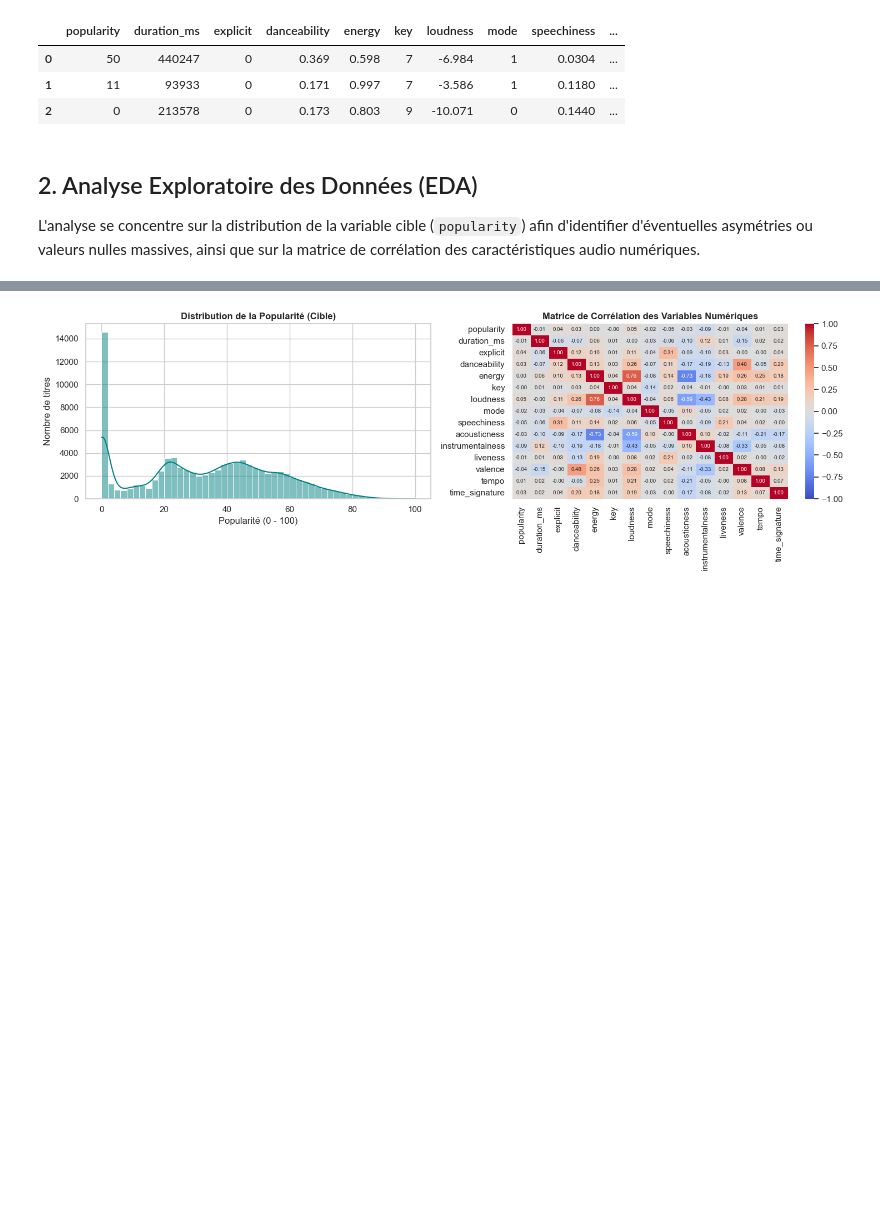
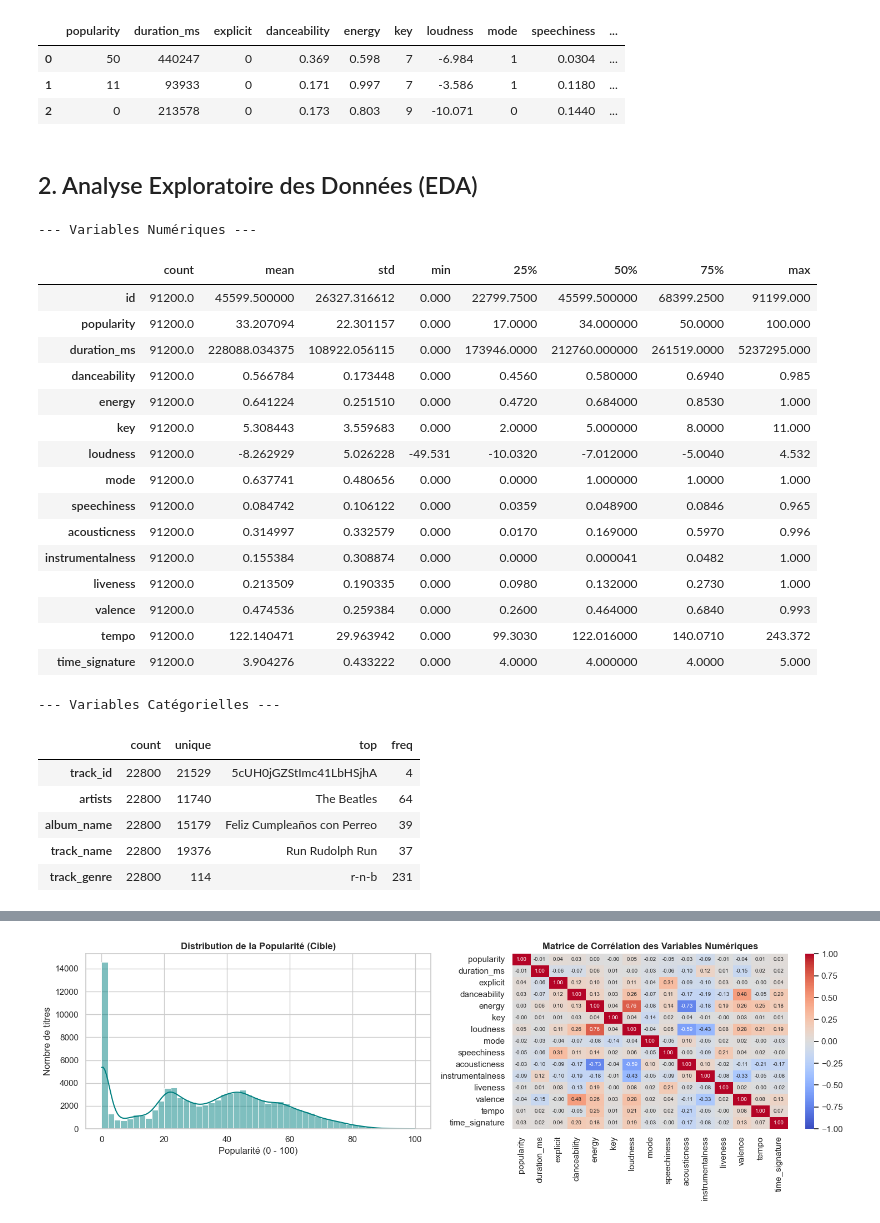
Before and after one commit to Nokenz/SpotifyML, a Jupyter notebook: notebooks/prediction_model.ipynb, the cells around one changed output, grey strips where cells are left out. Drawn from its saved outputs; the diff is of its cells as text; code cells hidden in the pictures; blank space fills up the shorter version.

```diff
--- a/notebooks/prediction_model.ipynb
+++ b/notebooks/prediction_model.ipynb
@@ -109,4 +98,36 @@ Cleaned Test :  (22800, 15)
 | 2 | 0 | 213578 | 0 | 0.173 | 0.803 | 9 | -10.071 | 0 | 0.1440 | ... |
 # %% [markdown]
 ## 2. Analyse Exploratoire des Données (EDA)
-L'analyse se concentre sur la distribution de la variable cible (`popularity`) afin d'identifier d'éventuelles asymétries ou valeurs nulles massives, ainsi que sur la matrice de corrélation des caractéristiques audio numériques.
+# %%
+# Variables numériques : moyenne, écart-type, quartiles, min/max
+print("--- Variables Numériques ---")
+display(train.describe().T)
+
+# Variables catégorielles ou textuelles
+print("\n--- Variables Catégorielles ---")
+display(test.describe(include=['object', 'category']).T)
+# %% [output]
+--- Variables Numériques ---
+|  | count | mean | std | min | 25% | 50% | 75% | max |
+| id | 91200.0 | 45599.500000 | 26327.316612 | 0.000 | 22799.7500 | 45599.500000 | 68399.2500 | 91199.000 |
+| popularity | 91200.0 | 33.207094 | 22.301157 | 0.000 | 17.0000 | 34.000000 | 50.0000 | 100.000 |
+| duration_ms | 91200.0 | 228088.034375 | 108922.056115 | 0.000 | 173946.0000 | 212760.000000 | 261519.0000 | 5237295.000 |
+| danceability | 91200.0 | 0.566784 | 0.173448 | 0.000 | 0.4560 | 0.580000 | 0.6940 | 0.985 |
+| energy | 91200.0 | 0.641224 | 0.251510 | 0.000 | 0.4720 | 0.684000 | 0.8530 | 1.000 |
+| key | 91200.0 | 5.308443 | 3.559683 | 0.000 | 2.0000 | 5.000000 | 8.0000 | 11.000 |
+| loudness | 91200.0 | -8.262929 | 5.026228 | -49.531 | -10.0320 | -7.012000 | -5.0040 | 4.532 |
+| mode | 91200.0 | 0.637741 | 0.480656 | 0.000 | 0.0000 | 1.000000 | 1.0000 | 1.000 |
+| speechiness | 91200.0 | 0.084742 | 0.106122 | 0.000 | 0.0359 | 0.048900 | 0.0846 | 0.965 |
+| acousticness | 91200.0 | 0.314997 | 0.332579 | 0.000 | 0.0170 | 0.169000 | 0.5970 | 0.996 |
+| instrumentalness | 91200.0 | 0.155384 | 0.308874 | 0.000 | 0.0000 | 0.000041 | 0.0482 | 1.000 |
+| liveness | 91200.0 | 0.213509 | 0.190335 | 0.000 | 0.0980 | 0.132000 | 0.2730 | 1.000 |
+| valence | 91200.0 | 0.474536 | 0.259384 | 0.000 | 0.2600 | 0.464000 | 0.6840 | 0.993 |
+| tempo | 91200.0 | 122.140471 | 29.963942 | 0.000 | 99.3030 | 122.016000 | 140.0710 | 243.372 |
+| time_signature | 91200.0 | 3.904276 | 0.433222 | 0.000 | 4.0000 | 4.000000 | 4.0000 | 5.000 |
+--- Variables Catégorielles ---
+|  | count | unique | top | freq |
+| track_id | 22800 | 21529 | 5cUH0jGZStImc41LbHSjhA | 4 |
+| artists | 22800 | 11740 | The Beatles | 64 |
+| album_name | 22800 | 15179 | Feliz Cumpleaños con Perreo | 39 |
+| track_name | 22800 | 19376 | Run Rudolph Run | 37 |
+| track_genre | 22800 | 114 | r-n-b | 231 |
```
Also changed, not shown: parts of 7 cells of this notebook, 1 other file.
